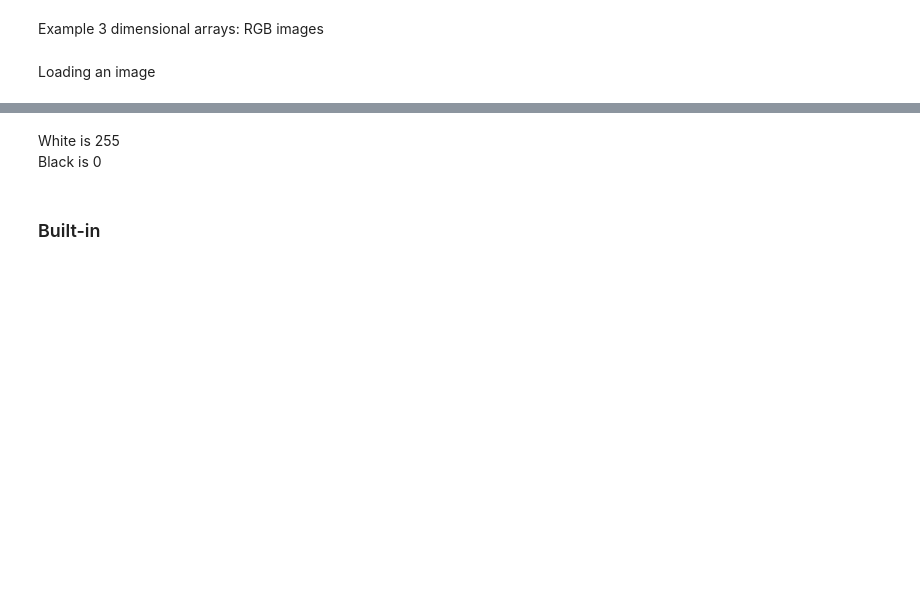
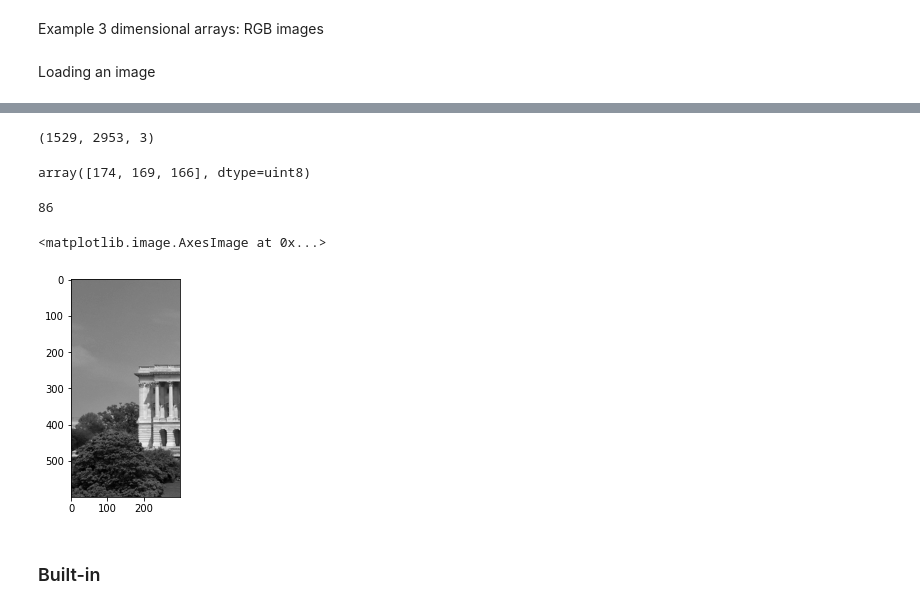
Before and after one commit to Ironhack-Data-Madrid-Mayo-2021/Classroom-Materials, a Jupyter notebook: week_02/02-numpy.ipynb, the cells around one changed output, grey strips where cells are left out. Cells and saved outputs as stored; diff of their text form; code cells hidden in the pictures; blank space fills up the shorter version.

```diff
--- a/week_02/02-numpy.ipynb
+++ b/week_02/02-numpy.ipynb
@@ -131,6 +219,6 @@ import cv2
 # %%
 import matplotlib.pyplot as plt
 # %%
-img = cv2.imread("capit.jpeg")
+img = cv2.imread("capit.jpg")
 # %%
 type(img)
@@ -147,6 +254,18 @@ plt.imshow(img_gray, cmap="gray")
-# %% [markdown]
-White is 255
-Black is 0
+# %%
+img.shape
+# %% [output]
+(1529, 2953, 3)
+# %%
+img[1000, 400, :]
+# %% [output]
+array([174, 169, 166], dtype=uint8)
+# %%
+img_gray[100, 100]
+# %% [output]
+86
 # %%
 # we can zoom an image
-plt.imshow(img_gray[70:120, 120:170], cmap="gray")
+plt.imshow(img_gray[600:1200, 100:400], cmap="gray")
+# %% [output]
+<matplotlib.image.AxesImage at 0x...>
+[figure, added]
```
Also changed, not shown: parts of 251 cells of this notebook, 1 other file.
